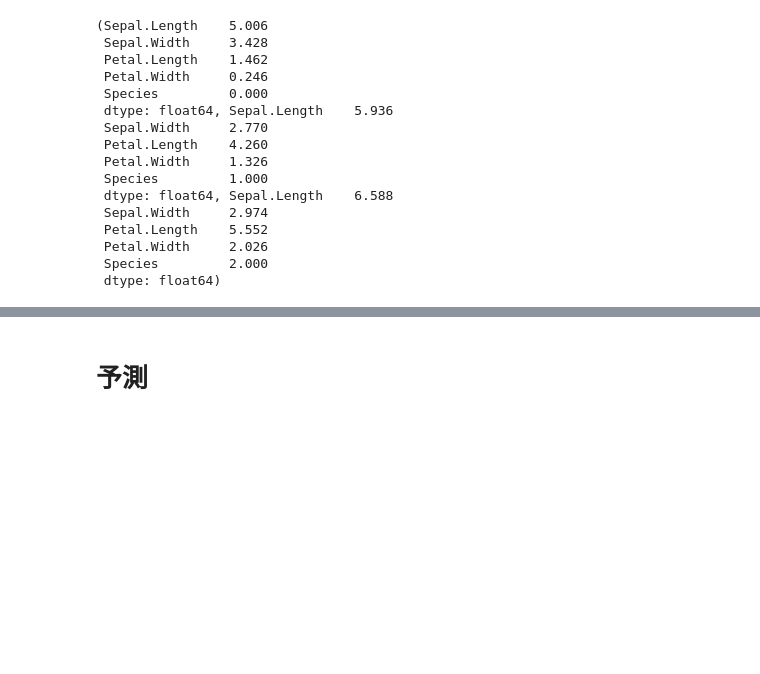
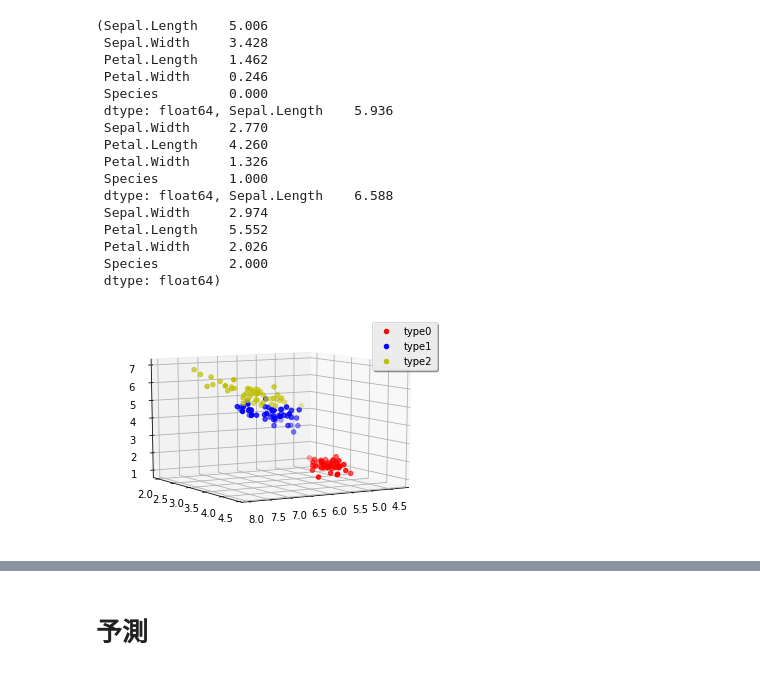
Before and after one commit to barnrang/biostat2017, a Jupyter notebook: rakugaki/ayame.ipynb, the cells around one changed output, grey strips where cells are left out. Drawn from its saved outputs; the diff is of its cells as text; code cells hidden in the pictures; blank space fills up the shorter version.

Commit message:
add 3d graph

```diff
--- a/rakugaki/ayame.ipynb
+++ b/rakugaki/ayame.ipynb
@@ -95,3 +95,18 @@ df0_mean, df1_mean, df2_mean
  Petal.Width     2.026
  Species         2.000
  dtype: float64)
+# %%
+df0_plot, df1_plot, df2_plot = df0.filter(items=['Sepal.Length','Sepal.Width','Petal.Length']),\
+df1.filter(items=['Sepal.Length','Sepal.Width','Petal.Length']),df2.filter(items=['Sepal.Length','Sepal.Width','Petal.Length'])
+# %%
+from mpl_toolkits.mplot3d import Axes3D
+fig = plt.figure()
+ax = fig.gca(projection='3d')
+ax.scatter(df0_plot['Sepal.Length'], df0_plot['Sepal.Width'], df0_plot['Petal.Length'], color='r', label='type0')
+ax.scatter(df1_plot['Sepal.Length'], df1_plot['Sepal.Width'], df1_plot['Petal.Length'], color='b', label='type1')
+ax.scatter(df2_plot['Sepal.Length'], df2_plot['Sepal.Width'], df2_plot['Petal.Length'], color='y', label='type2')
+ax.view_init(10,60)
+ax.legend(loc='best',fancybox=True, shadow=True)
+plt.show()
+# %% [output]
+[figure, added]
```
Also changed, not shown: parts of 3 cells of this notebook.
